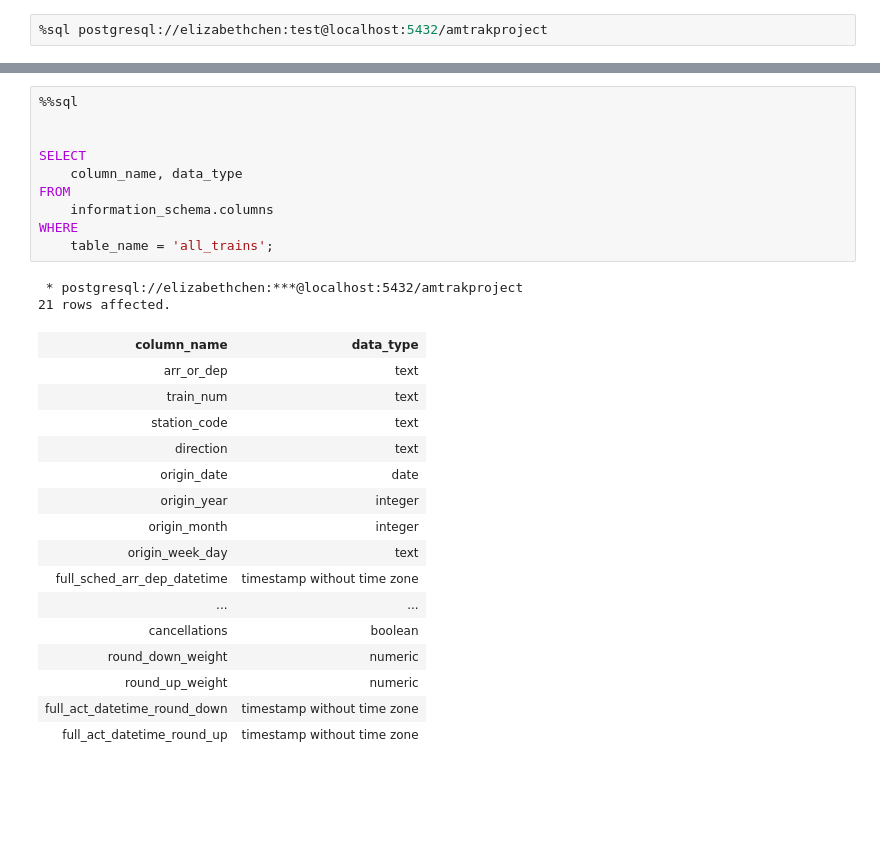
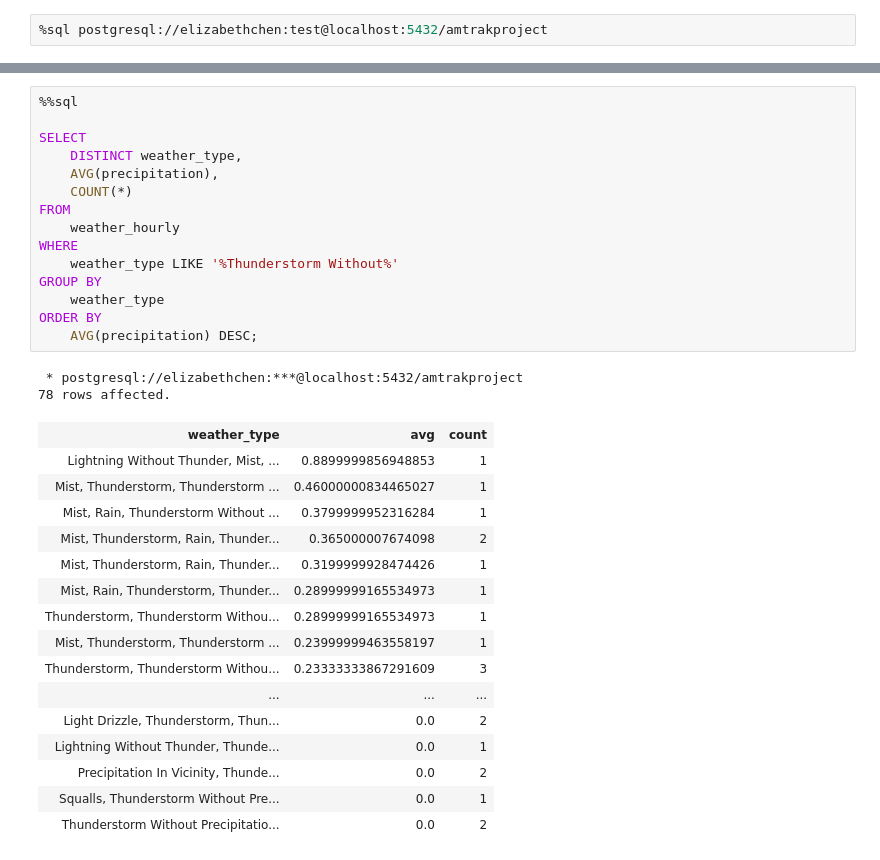
Before and after one commit to elizabeth-c-chen/data1050-amtrak-on-time-analysis, a Jupyter notebook: SQL.ipynb, the cells around one changed output, grey strips where cells are left out. Saved outputs shown, nothing was run; the diff lists cells and outputs as text; blank space fills up the shorter version.

```diff
--- a/SQL.ipynb
+++ b/SQL.ipynb
@@ -146,29 +90,34 @@ WHERE
-# %%
-%%sql
-
-
-SELECT
-    column_name, data_type
-FROM
-    information_schema.columns
-WHERE
-    table_name = 'all_trains';
-# %% [output]
- * postgresql://elizabethchen:***@localhost:5432/amtrakproject
-21 rows affected.
-| column_name | data_type |
-| arr_or_dep | text |
-| train_num | text |
-| station_code | text |
-| direction | text |
-| origin_date | date |
-| origin_year | integer |
-| origin_month | integer |
-| origin_week_day | text |
-| full_sched_arr_dep_datetime | timestamp without time zone |
-| ... | ... |
-| cancellations | boolean |
-| round_down_weight | numeric |
-| round_up_weight | numeric |
-| full_act_datetime_round_down | timestamp without time zone |
-| full_act_datetime_round_up | timestamp without time zone |
+# %%
+%%sql
+
+SELECT
+    DISTINCT weather_type,
+    AVG(precipitation),
+    COUNT(*)
+FROM
+    weather_hourly
+WHERE
+    weather_type LIKE '%Thunderstorm Without%'
+GROUP BY
+    weather_type
+ORDER BY
+    AVG(precipitation) DESC;
+# %% [output]
+ * postgresql://elizabethchen:***@localhost:5432/amtrakproject
+78 rows affected.
+| weather_type | avg | count |
+| Lightning Without Thunder, Mist, ... | 0.8899999856948853 | 1 |
+| Mist, Thunderstorm, Thunderstorm ... | 0.46000000834465027 | 1 |
+| Mist, Rain, Thunderstorm Without ... | 0.3799999952316284 | 1 |
+| Mist, Thunderstorm, Rain, Thunder... | 0.365000007674098 | 2 |
+| Mist, Thunderstorm, Rain, Thunder... | 0.3199999928474426 | 1 |
+| Mist, Rain, Thunderstorm, Thunder... | 0.28999999165534973 | 1 |
+| Thunderstorm, Thunderstorm Withou... | 0.28999999165534973 | 1 |
+| Mist, Thunderstorm, Thunderstorm ... | 0.23999999463558197 | 1 |
+| Thunderstorm, Thunderstorm Withou... | 0.23333333867291609 | 3 |
+| ... | ... | ... |
+| Light Drizzle, Thunderstorm, Thun... | 0.0 | 2 |
+| Lightning Without Thunder, Thunde... | 0.0 | 1 |
+| Precipitation In Vicinity, Thunde... | 0.0 | 2 |
+| Squalls, Thunderstorm Without Pre... | 0.0 | 1 |
+| Thunderstorm Without Precipitatio... | 0.0 | 2 |
```
Also changed, not shown: parts of 7 cells of this notebook, 7 other files.
